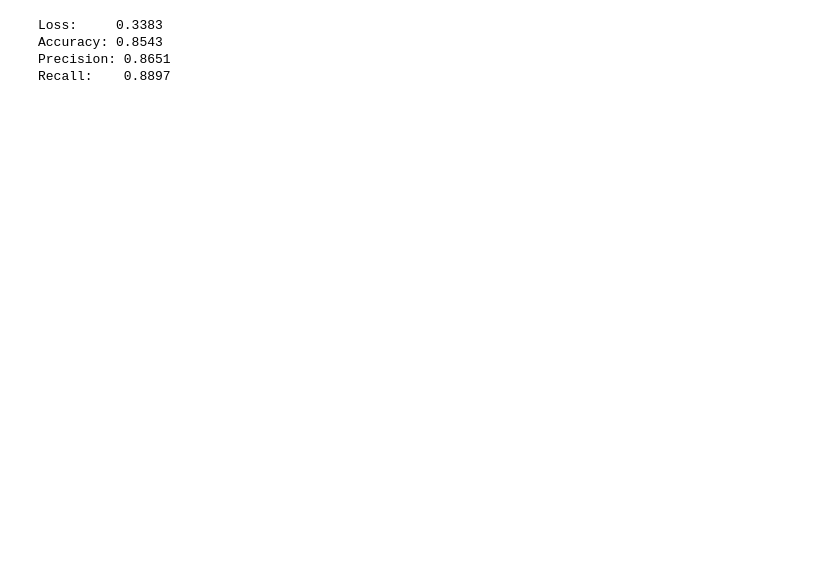
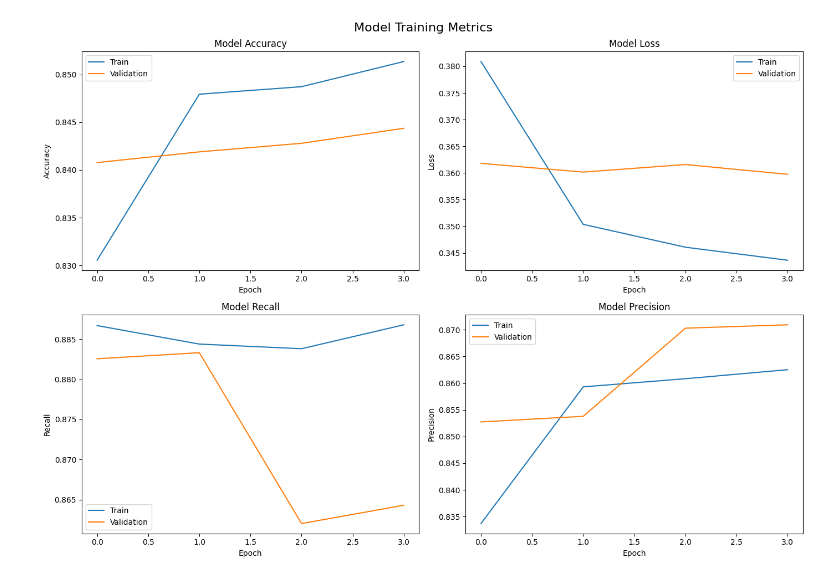
Before and after one commit to asdLuis/Depression-8-Ball, a Jupyter notebook: model.ipynb, the cells around one changed output. Saved outputs shown, nothing was run; the diff lists cells and outputs as text; code cells hidden in the pictures; blank space fills up the shorter version.

Commit message:
feature: implement base model

```diff
--- a/model.ipynb
+++ b/model.ipynb
@@ -20,9 +27,10 @@ model = Sequential([
 model.compile(
     optimizer='adam',
     loss='binary_crossentropy',
-    metrics=['accuracy',
-    tf.keras.metrics.Precision(name="precision"),
-    tf.keras.metrics.Recall(name="recall")
+    metrics=[
+        'accuracy',
+        tf.keras.metrics.Precision(name="precision"),
+        tf.keras.metrics.Recall(name="recall")
     ]
 )
 # %%
@@ -42,7 +50,7 @@ Model: "sequential_4"
  Trainable params: 4,929 (19.25 KB)
  Non-trainable params: 0 (0.00 B)
 # %%
-early_stopping = EarlyStopping(monitor='val_loss', patience=3, restore_best_weights=True)
+early_stopping = EarlyStopping(monitor='val_accuracy', patience=3, restore_best_weights=True, mode='max')
 
 history = model.fit(
     X, y,
@@ -72,11 +72,39 @@ Epoch 8/10
-# %%
-loss, accuracy, precision, recall = model.evaluate(X, y, verbose=0)
-print(f"\nLoss:     {loss:.4f}")
-print(f"Accuracy: {accuracy:.4f}")
-print(f"Precision: {precision:.4f}")
-print(f"Recall:    {recall:.4f}")
-# %% [output]
-Loss:     0.3383
-Accuracy: 0.8543
-Precision: 0.8651
-Recall:    0.8897
+# %%
+fig, axes = plt.subplots(2, 2, figsize=(14, 10))
+
+# Accuracy
+axes[0, 0].plot(history.history['accuracy'],     label='Train')
+axes[0, 0].plot(history.history['val_accuracy'], label='Validation')
+axes[0, 0].set_title('Model Accuracy')
+axes[0, 0].set_xlabel('Epoch')
+axes[0, 0].set_ylabel('Accuracy')
+axes[0, 0].legend()
+
+# Loss
+axes[0, 1].plot(history.history['loss'],     label='Train')
+axes[0, 1].plot(history.history['val_loss'], label='Validation')
+axes[0, 1].set_title('Model Loss')
+axes[0, 1].set_xlabel('Epoch')
+axes[0, 1].set_ylabel('Loss')
+axes[0, 1].legend()
+
+# Recall
+axes[1, 0].plot(history.history['recall'],     label='Train')
+axes[1, 0].plot(history.history['val_recall'], label='Validation')
+axes[1, 0].set_title('Model Recall')
+axes[1, 0].set_xlabel('Epoch')
+axes[1, 0].set_ylabel('Recall')
+axes[1, 0].legend()
+axes[1, 1].plot(history.history['precision'],     label='Train')
+axes[1, 1].plot(history.history['val_precision'], label='Validation')
+axes[1, 1].set_title('Model Precision')
+axes[1, 1].set_xlabel('Epoch')
+axes[1, 1].set_ylabel('Precision')
+axes[1, 1].legend()
+
+plt.suptitle('Model Training Metrics', fontsize=16)
+plt.tight_layout()
+plt.savefig('./dataset/training_metrics.png')
+plt.show()
+# %% [output]
+[figure, added]
```
Also changed, not shown: parts of 5 cells of this notebook, 2 other files.
